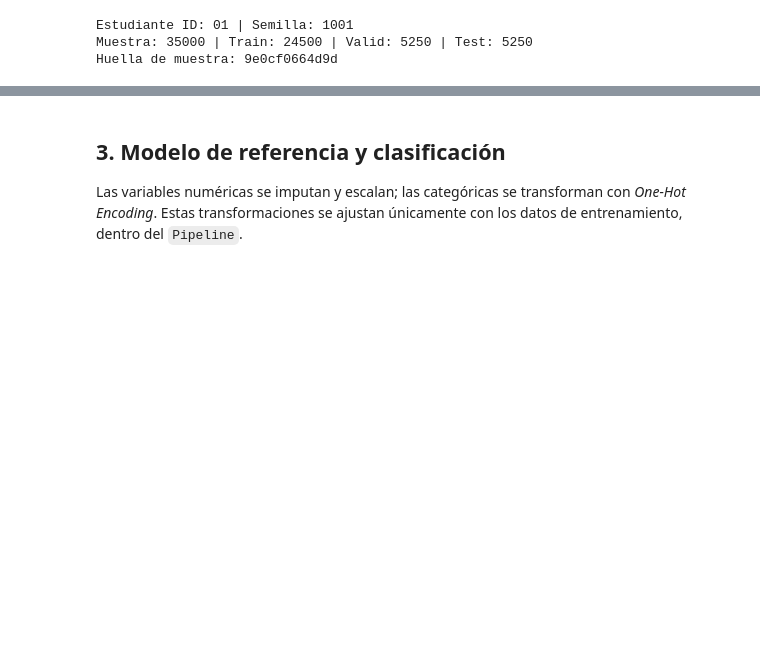
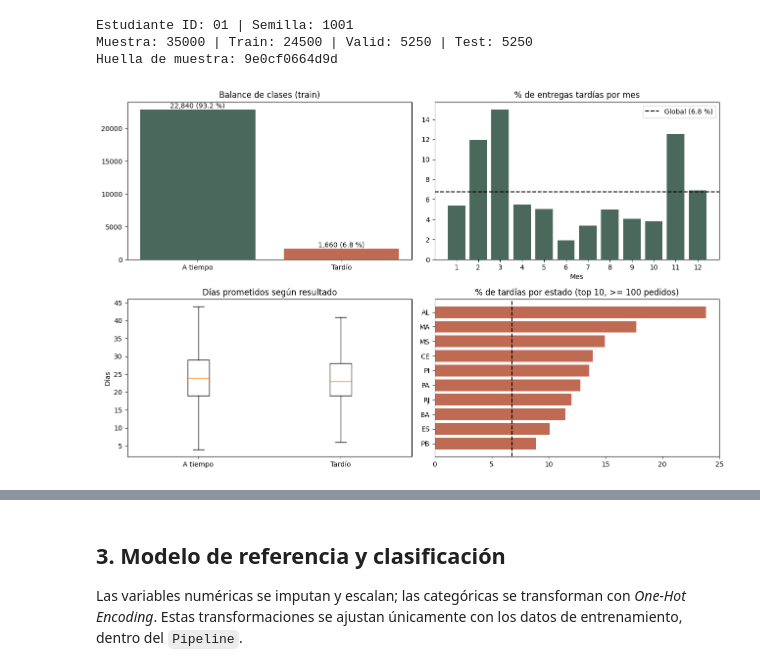
Before and after one commit to CamilaAg-05/Data_Analytics_3-Camila_Aguado, a Jupyter notebook: notebooks/S12_ML_Challenge.ipynb, the cells around one changed output, grey strips where cells are left out. Drawn from its saved outputs; the diff is of its cells as text; code cells hidden in the pictures; blank space fills up the shorter version.

```diff
--- a/notebooks/S12_ML_Challenge.ipynb
+++ b/notebooks/S12_ML_Challenge.ipynb
@@ -233,3 +233,40 @@ print('Huella de muestra:', huella_muestra)
 Estudiante ID: 01 | Semilla: 1001
 Muestra: 35000 | Train: 24500 | Valid: 5250 | Test: 5250
 Huella de muestra: 9e0cf0664d9d
+# %%
+import matplotlib.pyplot as plt
+
+# Exploración del dataset propio (solo entrenamiento)
+tasa_global = 100 * train['is_late'].mean()
+fig, ax = plt.subplots(2, 2, figsize=(13, 8))
+
+# 1. Balance de clases
+conteo = train['is_late'].value_counts().sort_index()
+b = ax[0, 0].bar(['A tiempo', 'Tardío'], conteo.values, color=['#4a695c', '#bf6a52'])
+ax[0, 0].bar_label(b, labels=[f'{v:,} ({100*v/len(train):.1f} %)' for v in conteo.values])
+ax[0, 0].set_title('Balance de clases (train)')
+
+# 2. % de entregas tardías por mes de compra (tasa real, no error del modelo)
+tasa_mes = 100 * train.groupby('mes_compra')['is_late'].mean()
+ax[0, 1].bar(tasa_mes.index.astype(str), tasa_mes.values, color='#4a695c')
+ax[0, 1].axhline(tasa_global, color='k', ls='--', label=f'Global ({tasa_global:.1f} %)')
+ax[0, 1].set_title('% de entregas tardías por mes')
+ax[0, 1].set_xlabel('Mes'); ax[0, 1].legend()
+
+# 3. Plazo prometido según si llegó tarde o no
+ax[1, 0].boxplot([train.loc[train['is_late'] == 0, 'dias_prometidos'],
+                  train.loc[train['is_late'] == 1, 'dias_prometidos']],
+                 labels=['A tiempo', 'Tardío'], showfliers=False)
+ax[1, 0].set_title('Días prometidos según resultado')
+ax[1, 0].set_ylabel('Días')
+
+# 4. % de tardías por estado (solo estados con >= 100 pedidos)
+g = train.groupby('customer_state')['is_late'].agg(['size', 'mean'])
+g = g[g['size'] >= 100].sort_values('mean').tail(10)
+ax[1, 1].barh(g.index, 100 * g['mean'], color='#bf6a52')
+ax[1, 1].axvline(tasa_global, color='k', ls='--')
+ax[1, 1].set_title('% de tardías por estado (top 10, >= 100 pedidos)')
+
+plt.tight_layout(); plt.show()
+# %% [output]
+[figure, added]
```
Also changed, not shown: parts of 11 cells of this notebook.
